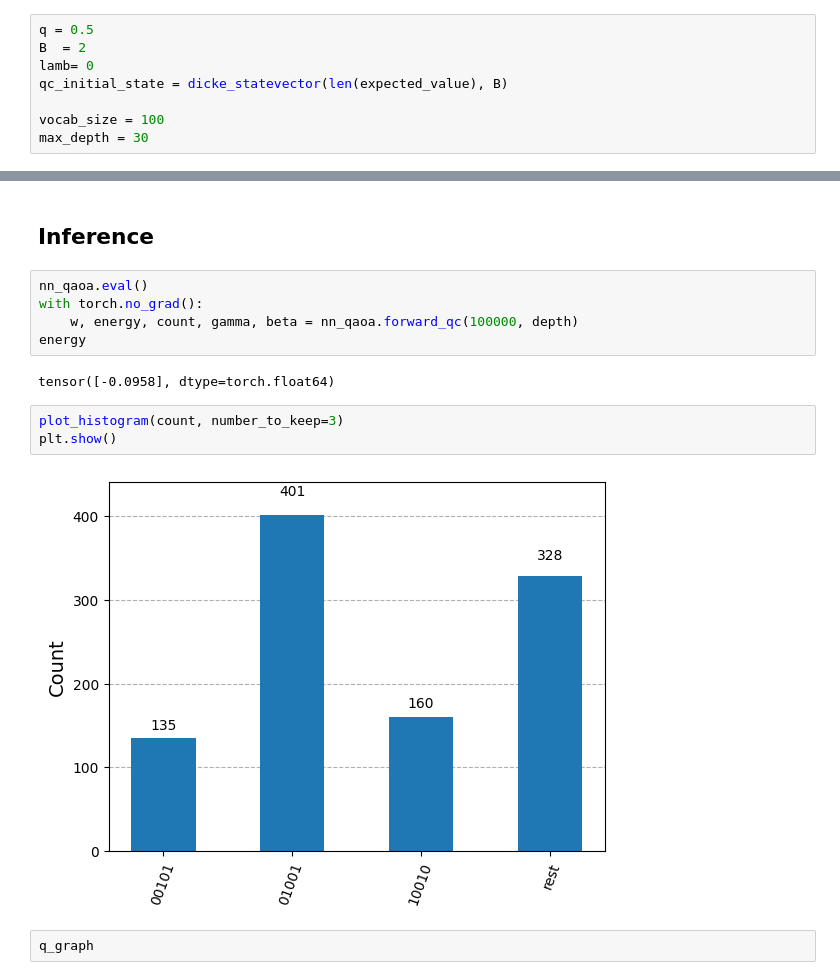
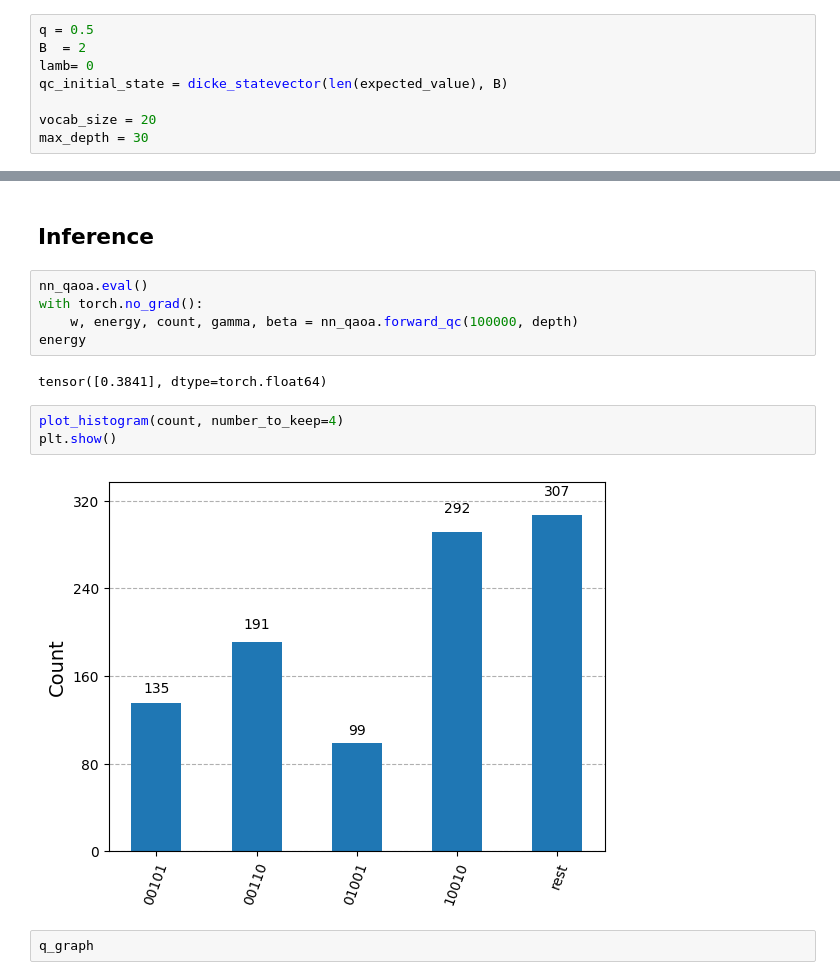
Before and after one commit to luan521/genai-quantum-portfolio-optimization, a Jupyter notebook: notebooks/exp4/gpt2.ipynb, the cells around one changed output, grey strips where cells are left out. Cells and saved outputs as stored; diff of their text form.

```diff
--- a/notebooks/exp4/gpt2.ipynb
+++ b/notebooks/exp4/gpt2.ipynb
@@ -62,7 +62,7 @@ B  = 2
 lamb= 0
 qc_initial_state = dicke_statevector(len(expected_value), B)
 
-vocab_size = 100
+vocab_size = 20
 max_depth = 30
 # %%
 nn_qaoa = GPT2_QAOA(vocab_size, max_depth, expected_value, compress_cov_matrix, q, B, lamb, qc=qc_initial_state,
@@ -106,12 +106,12 @@ with torch.no_grad():
     w, energy, count, gamma, beta = nn_qaoa.forward_qc(100000, depth)
 energy
 # %% [output]
-tensor([-0.0958], dtype=torch.float64)
+tensor([0.3841], dtype=torch.float64)
 # %%
-plot_histogram(count, number_to_keep=3)
+plot_histogram(count, number_to_keep=4)
 plt.show()
 # %% [output]
-[figure, old version]
+[figure, new version]
 # %%
 q_graph
 # %% [output]
```
Also changed, not shown: parts of 1 cell of this notebook, 4 other files.
